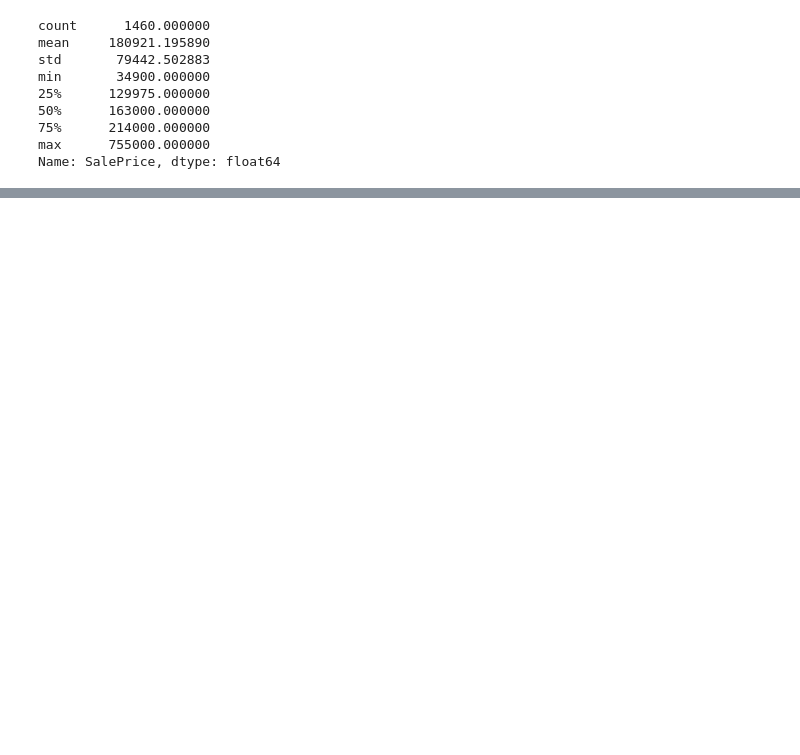
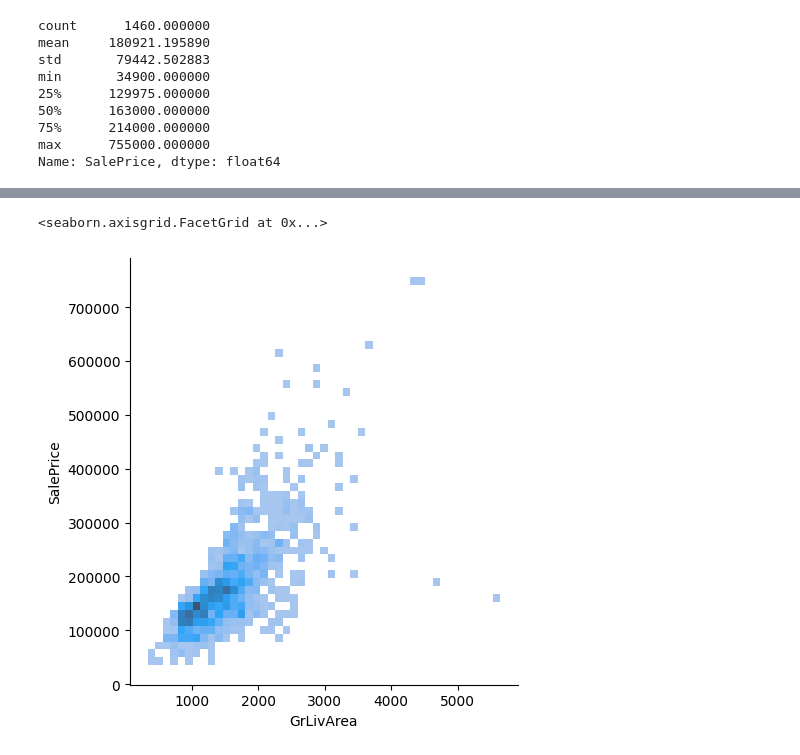
Before and after one commit to bigyan08/House_price_prediction, a Jupyter notebook: price_prediciton.ipynb, the cells around one changed output, grey strips where cells are left out. Drawn from its saved outputs; the diff is of its cells as text; code cells hidden in the pictures; blank space fills up the shorter version.

```diff
--- a/price_prediciton.ipynb
+++ b/price_prediciton.ipynb
@@ -34,0 +46,5 @@ Name: SalePrice, dtype: float64
+# %%
+sns.displot(data=df_train,y="SalePrice",x="GrLivArea")
+# %% [output]
+<seaborn.axisgrid.FacetGrid at 0x...>
+[figure, added]
```
Also changed, not shown: parts of 3 cells of this notebook.
